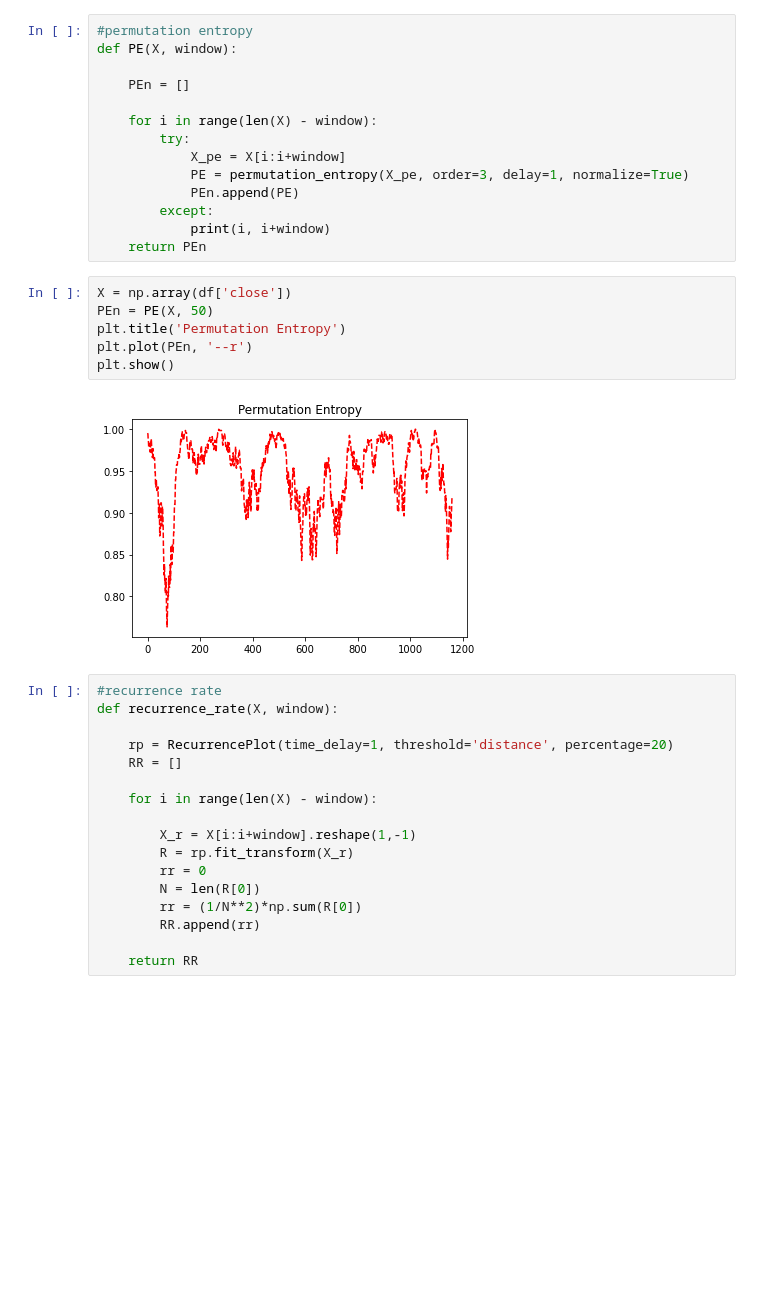
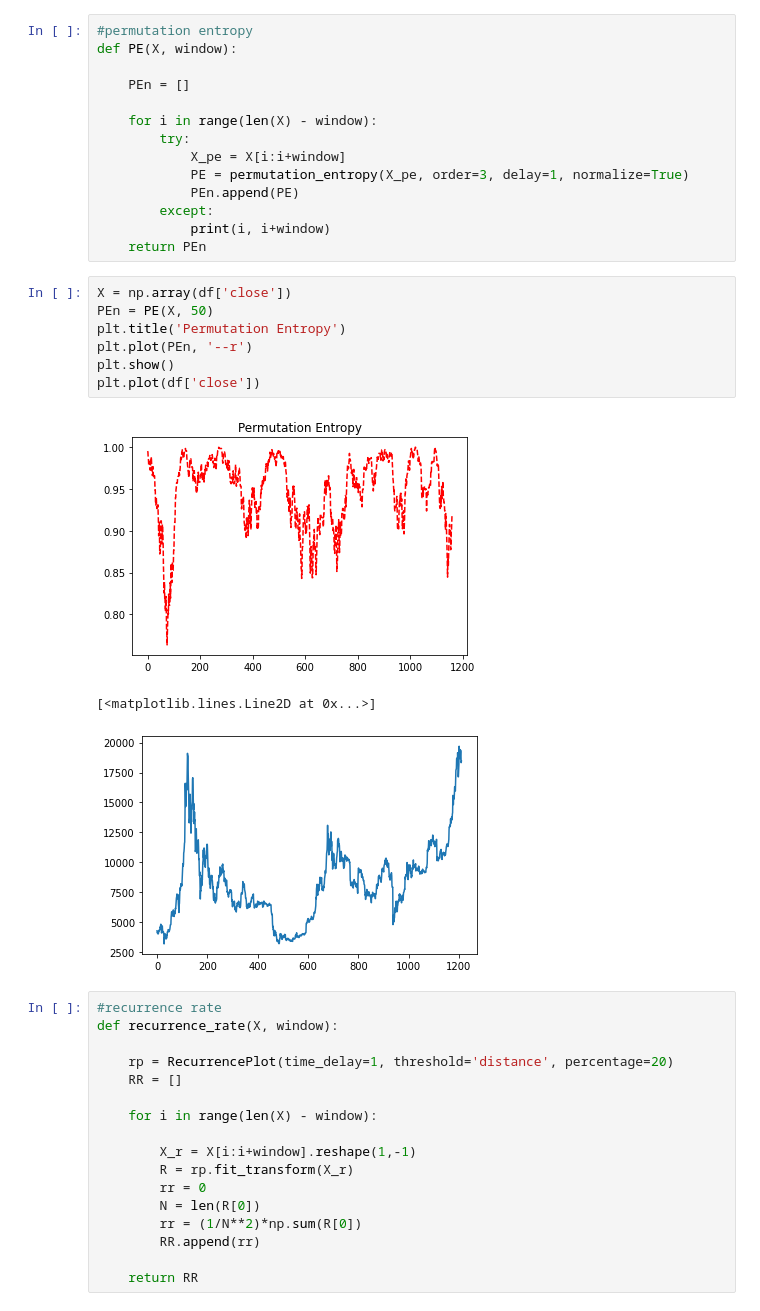
Before and after one commit to bonetou/econophysics-scientific-research., a Jupyter notebook: econophysics_indicators.ipynb, the cells around one changed output. Cells and saved outputs as stored; diff of their text form; blank space fills up the shorter version.

```diff
--- a/econophysics_indicators.ipynb
+++ b/econophysics_indicators.ipynb
@@ -28,11 +29,14 @@ def PE(X, window):
 # %%
 X = np.array(df['close'])
 PEn = PE(X, 50)
 plt.title('Permutation Entropy')
 plt.plot(PEn, '--r')
 plt.show()
+plt.plot(df['close'])
 # %% [output]
 [figure]
+[<matplotlib.lines.Line2D at 0x...>]
+[figure, added]
 # %%
 #recurrence rate
 def recurrence_rate(X, window):
```
Also changed, not shown: parts of 4 cells of this notebook, 9 other files.
